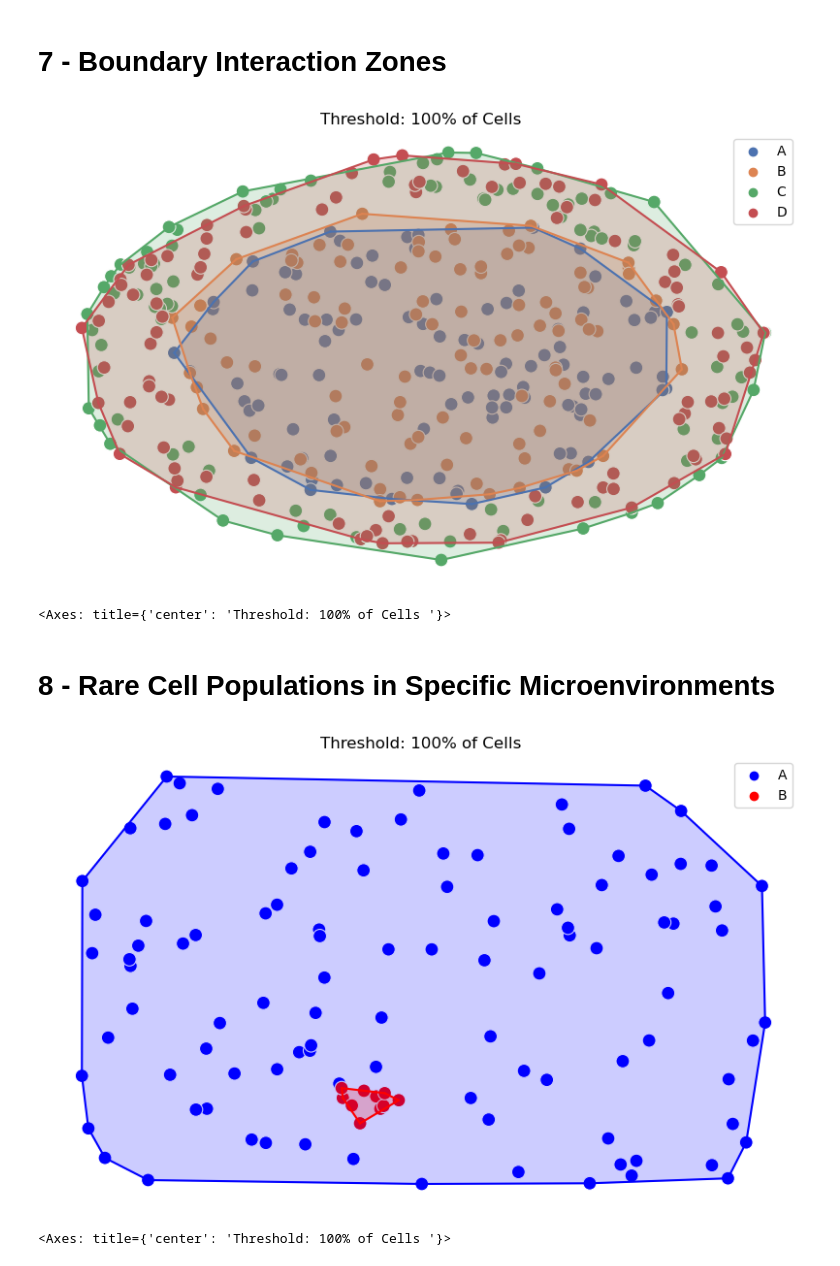
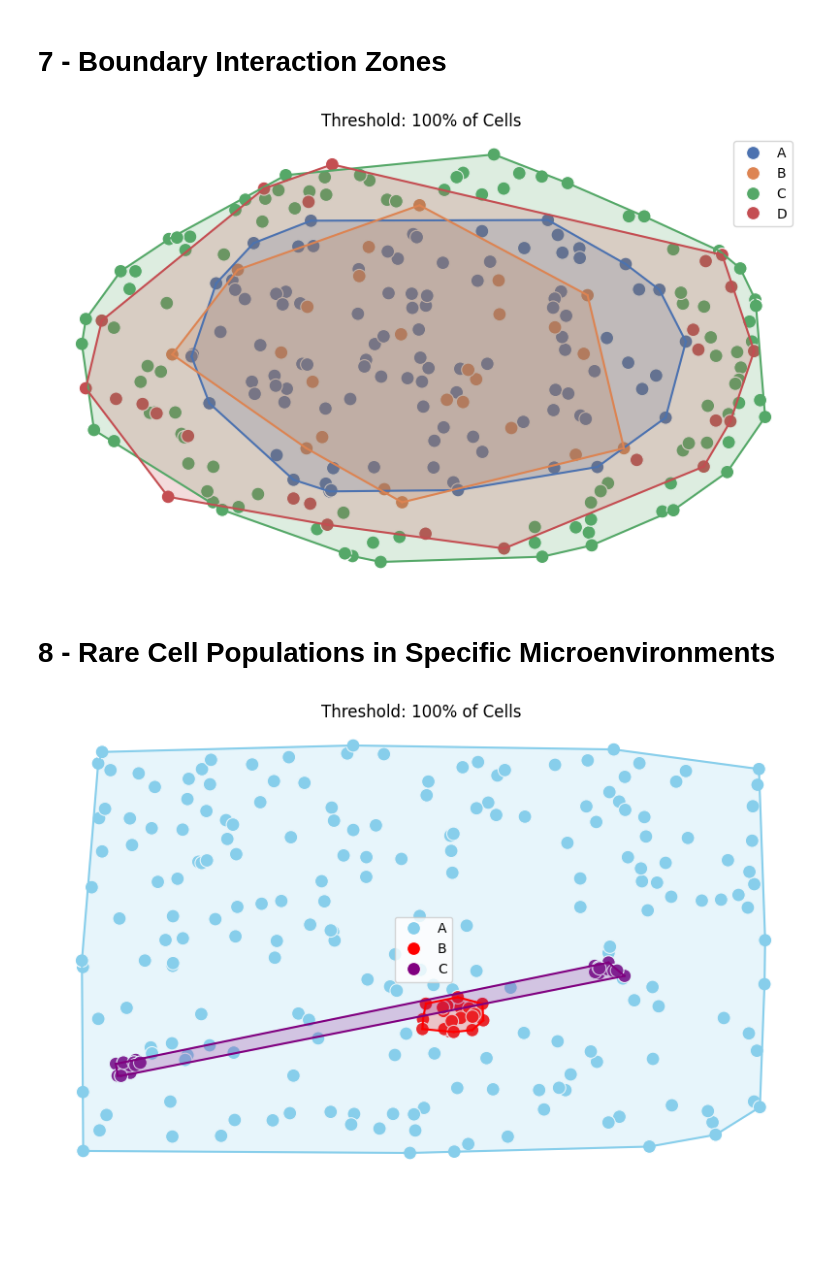
Before and after one commit to mouneem/Spatial-Omics-Networks-Benchmark-, a Jupyter notebook: pipelines/5 - 0 - Models for Niche Detection .ipynb, the cells around one changed output. Cells and saved outputs as stored; diff of their text form; code cells hidden in the pictures; blank space fills up the shorter version.

```diff
--- a/pipelines/5 - 0 - Models for Niche Detection .ipynb
+++ b/pipelines/5 - 0 - Models for Niche Detection .ipynb
@@ -160,7 +165,7 @@ def generate_gradient_rectangle(x_start, y_start, width, height, num_points, phe
 # Parameters for the rectangles
 width = 20
 height = 10
-num_points = 5000
+num_points = 500
 
 # Generate points for each rectangle
 left_df = generate_rectangle_points(-width, 0, width, height, num_points, 'type1')
@@ -175,4 +180,6 @@ plt.figure(figsize=(14, 8))
 sns.scatterplot(data=df, x='x', y='y', hue='phenotype', palette='bright')
 plt.axis('off')
 plt.show()
+
+df.to_csv('../data/niche_simulations/gradual.csv')
 # %% [output]
@@ -269,11 +278,13 @@ outer_radius = 4
 
 # Generate points for the inner circle with phenotypes A and B
 df_inner_A = generate_circle_points(center, inner_radius, num_points_inner // 2, 'A')
-df_inner_B = generate_circle_points(center, inner_radius, num_points_inner // 2, 'B')
+df_inner_B = generate_circle_points(center, inner_radius, num_points_inner // 8, 'B')
+df_inner_D = generate_circle_points(center, inner_radius, num_points_inner // 8, 'D')
 
 # Generate points for the donut-shaped region with phenotypes C and D
+df_outer_B = generate_donut_points(center, inner_radius, outer_radius, num_points_outer // 8, 'B')
+df_outer_D = generate_donut_points(center, inner_radius, outer_radius, num_points_outer // 8, 'D')
 df_outer_C = generate_donut_points(center, inner_radius, outer_radius, num_points_outer // 2, 'C')
-df_outer_D = generate_donut_points(center, inner_radius, outer_radius, num_points_outer // 2, 'D')
 
 # Combine the data into a single DataFrame
 df_boundary_zones = pd.concat([df_inner_A, df_inner_B, df_outer_C, df_outer_D], ignore_index=True)
@@ -281,9 +292,10 @@ df_boundary_zones = pd.concat([df_inner_A, df_inner_B, df_outer_C, df_outer_D],
 
 
 SpAn.plot_cells_with_hulls(df_boundary_zones[['x','y']], df_boundary_zones[var], quantile_threshold=1, alpha=0.2)
+
+df_boundary_zones.to_csv('../data/niche_simulations/boundries.csv')
 # %% [output]
-[figure, old version]
+[figure, new version]
-<Axes: title={'center': 'Threshold: 100% of Cells '}>
 # %% [markdown]
 # 8 - Rare Cell Populations in Specific Microenvironments
 # %%
@@ -301,35 +313,47 @@ def generate_rectangle_points(x_start, y_start, width, height, num_points, pheno
         y_rand = np.random.uniform(y_start, y_start + height)
         if exclusion_zone:
             x_ex_start, y_ex_start, width_ex, height_ex = exclusion_zone
             if (x_ex_start <= x_rand <= x_ex_start + width_ex) and (y_ex_start <= y_rand <= y_ex_start + height_ex):
                 continue
         x.append(x_rand)
         y.append(y_rand)
     phenotypes = [phenotype] * num_points
     return pd.DataFrame({'x': x, 'y': y, 'phenotype': phenotypes})
 
 # Parameters for the rectangles
 width_A = 20
 height_A = 10
-num_points_A = 100
+num_points_A = 200
 num_points_B = int(0.1 * num_points_A)
+num_points_C = int(0.05 * num_points_A)
 
 width_B = width_A * 0.1
 height_B = height_A * 0.1
+
+width_C = width_A * 0.05
+height_C = height_A * 0.05
 
 # Generate a random location for rectangle B within rectangle A
 x_start_B = np.random.uniform(0, width_A - width_B)
 y_start_B = np.random.uniform(0, height_A - height_B)
 
+x_start_C = np.random.uniform(0, width_A - width_C)
+y_start_C = np.random.uniform(0, height_A - height_C)
+x_start_C2 = np.random.uniform(0, width_A - width_C)
+y_start_C2 = np.random.uniform(0, height_A - height_C)
+
 # Generate points for each rectangle
 exclusion_zone = (x_start_B, y_start_B, width_B, height_B)
 df_A = generate_rectangle_points(0, 0, width_A, height_A, num_points_A, 'A', exclusion_zone)
 df_B = generate_rectangle_points(x_start_B, y_start_B, width_B, height_B, num_points_B, 'B')
+df_C = generate_rectangle_points(x_start_C, y_start_C, width_C, height_C, num_points_C, 'C')
+df_C2 = generate_rectangle_points(x_start_C2, y_start_C2, width_C, height_C, num_points_C, 'C')
 
 # Combine the data into a single DataFrame
-df_rectangles = pd.concat([df_A, df_B], ignore_index=True)
+df_rectangles = pd.concat([df_A, df_B, df_C, df_C2], ignore_index=True)
 
-SpAn.plot_cells_with_hulls(df_rectangles[['x','y']], df_rectangles[var], quantile_threshold=1, alpha=0.2, color_dict = {'A':'blue','B':'red'})
+SpAn.plot_cells_with_hulls(df_rectangles[['x','y']], df_rectangles[var], quantile_threshold=1, alpha=0.2, color_dict = {'A':'skyblue','B':'red','C':'purple'})
+
+df_rectangles.to_csv('../data/niche_simulations/rare.csv')
 # %% [output]
-[figure, old version]
+[figure, new version]
-<Axes: title={'center': 'Threshold: 100% of Cells '}>
```
Also changed, not shown: parts of 6 cells of this notebook, 14 other files.
